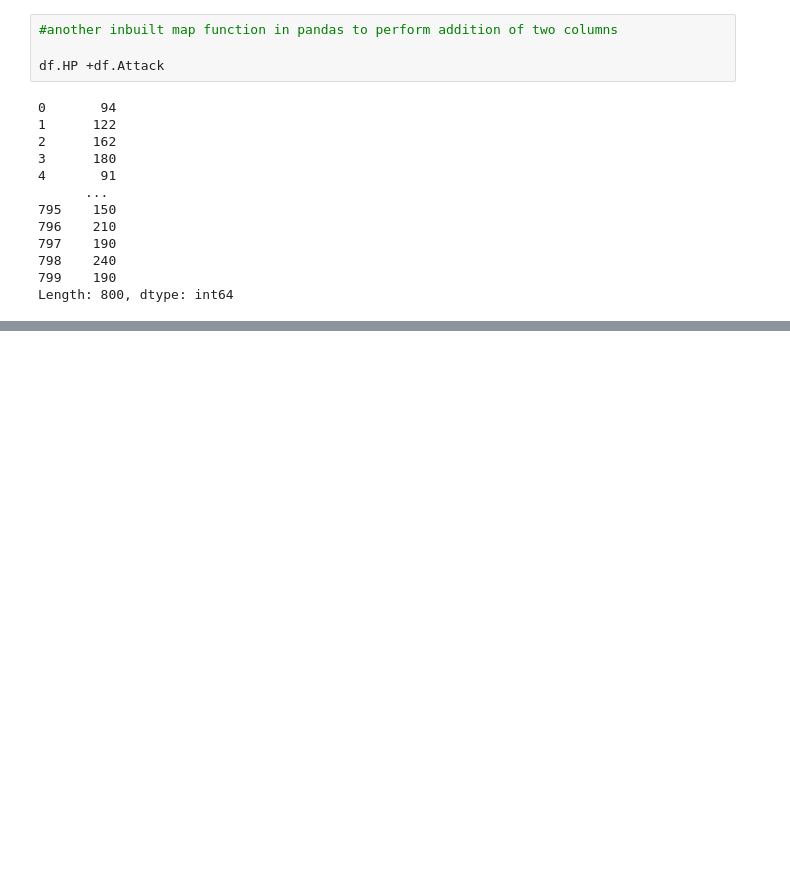
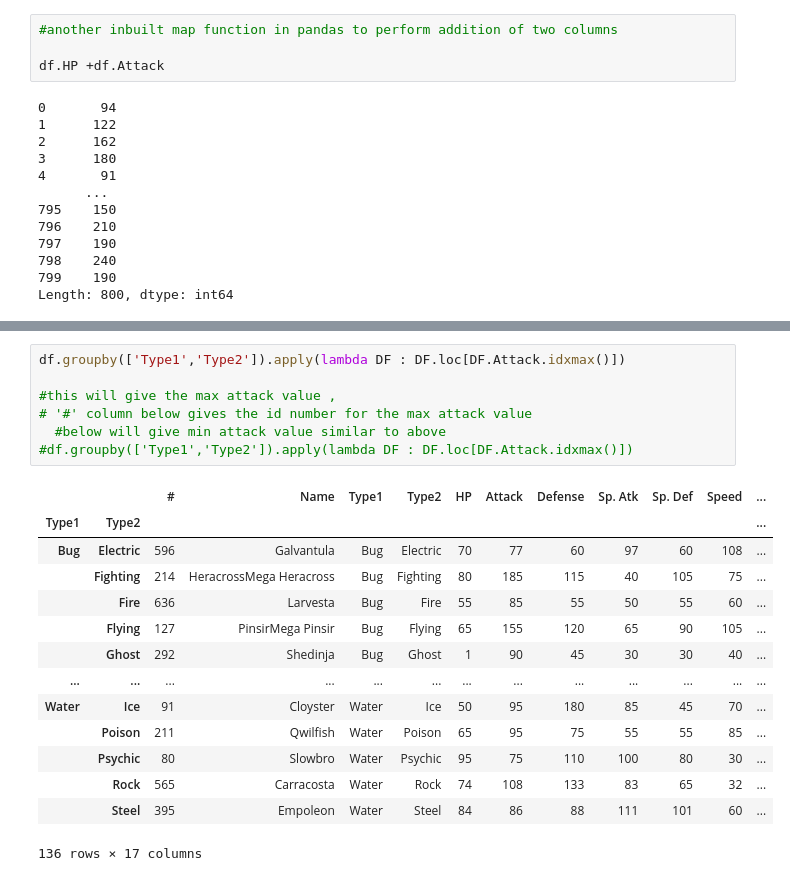
Before and after one commit to kiranpjclement/Pandas-Reference, a Jupyter notebook: Panda Basics.ipynb, the cells around one changed output, grey strips where cells are left out. Cells and saved outputs as stored; diff of their text form; blank space fills up the shorter version.

```diff
--- a/Panda Basics.ipynb
+++ b/Panda Basics.ipynb
@@ -867,0 +1103,22 @@ Length: 800, dtype: int64
+# %%
+df.groupby(['Type1','Type2']).apply(lambda DF : DF.loc[DF.Attack.idxmax()])
+
+#this will give the max attack value ,
+# '#' column below gives the id number for the max attack value
+  #below will give min attack value similar to above
+#df.groupby(['Type1','Type2']).apply(lambda DF : DF.loc[DF.Attack.idxmax()])
+# %% [output]
+|  |  | # | Name | Type1 | Type2 | HP | Attack | Defense | Sp. Atk | Sp. Def | Speed | ... |
+| Type1 | Type2 |  |  |  |  |  |  |  |  |  |  | ... |
+| Bug | Electric | 596 | Galvantula | Bug | Electric | 70 | 77 | 60 | 97 | 60 | 108 | ... |
+|  | Fighting | 214 | HeracrossMega Heracross | Bug | Fighting | 80 | 185 | 115 | 40 | 105 | 75 | ... |
+|  | Fire | 636 | Larvesta | Bug | Fire | 55 | 85 | 55 | 50 | 55 | 60 | ... |
+|  | Flying | 127 | PinsirMega Pinsir | Bug | Flying | 65 | 155 | 120 | 65 | 90 | 105 | ... |
+|  | Ghost | 292 | Shedinja | Bug | Ghost | 1 | 90 | 45 | 30 | 30 | 40 | ... |
+| ... | ... | ... | ... | ... | ... | ... | ... | ... | ... | ... | ... | ... |
+| Water | Ice | 91 | Cloyster | Water | Ice | 50 | 95 | 180 | 85 | 45 | 70 | ... |
+|  | Poison | 211 | Qwilfish | Water | Poison | 65 | 95 | 75 | 55 | 55 | 85 | ... |
+|  | Psychic | 80 | Slowbro | Water | Psychic | 95 | 75 | 110 | 100 | 80 | 30 | ... |
+|  | Rock | 565 | Carracosta | Water | Rock | 74 | 108 | 133 | 83 | 65 | 32 | ... |
+|  | Steel | 395 | Empoleon | Water | Steel | 84 | 86 | 88 | 111 | 101 | 60 | ... |
+136 rows × 17 columns
```
Also changed, not shown: parts of 69 cells of this notebook.
